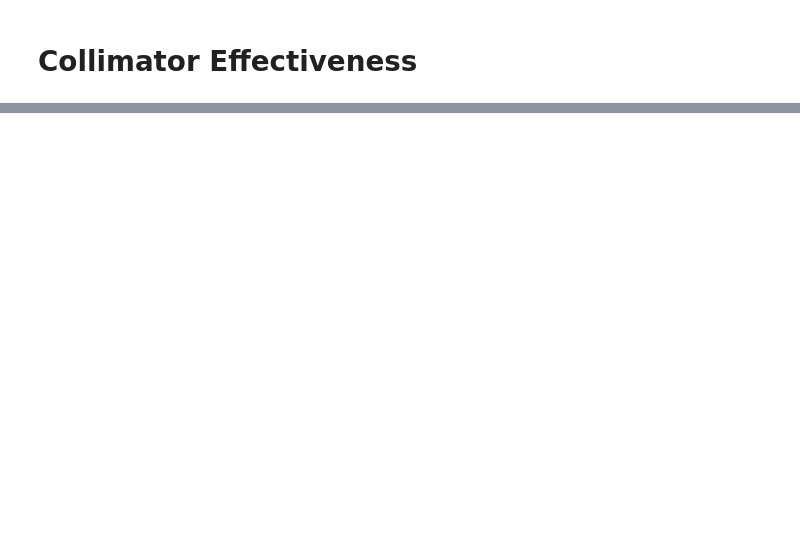
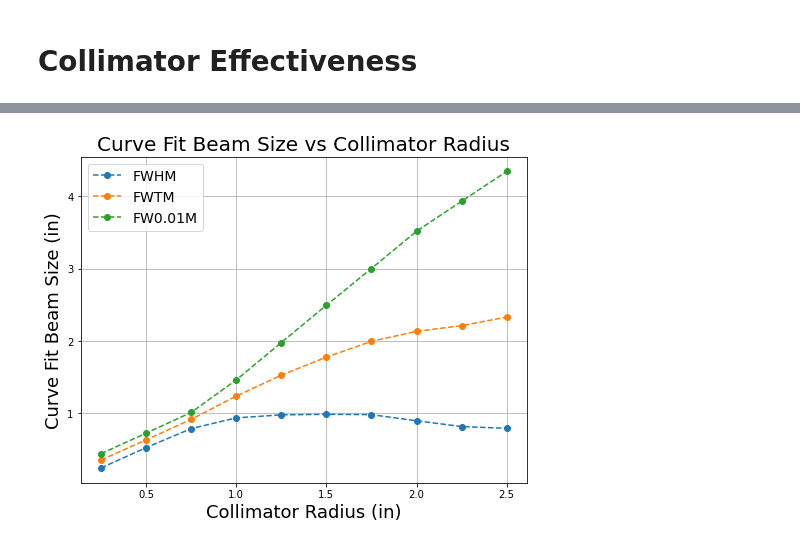
Before and after one commit to ArktisDev/Migdal, a Jupyter notebook: analysis/graphing/Collimator Analysis.ipynb, the cells around one changed output, grey strips where cells are left out. Saved outputs shown, nothing was run; the diff lists cells and outputs as text; code cells hidden in the pictures; blank space fills up the shorter version.

```diff
--- a/analysis/graphing/Collimator Analysis.ipynb
+++ b/analysis/graphing/Collimator Analysis.ipynb
@@ -120,0 +116,2 @@ Roughly 97.2% of beam counts are in FWTM
+# %%
+fwtmWidth = (fwtmWidthX + fwtmWidthY) / 2
@@ -120,0 +174,17 @@ Roughly 97.2% of beam counts are in FWTM
+# %%
+fig, ax = plt.subplots(figsize=(8,6))
+
+ax.plot(radii, np.array(fwhmList) / 25.4, 'o--', label='FWHM')
+ax.plot(radii, np.array(fwtmList) / 25.4, 'o--', label='FWTM')
+ax.plot(radii, np.array(fw100mList) / 25.4, 'o--', label='FW0.01M')
+
+ax.grid()
+ax.legend(fontsize=14)
+
+ax.set_xlabel("Collimator Radius (in)", fontsize=18)
+ax.set_ylabel("Curve Fit Beam Size (in)", fontsize=18)
+ax.set_title("Curve Fit Beam Size vs Collimator Radius", fontsize=20)
+
+plt.show()
+# %% [output]
+[figure, added]
```
Also changed, not shown: parts of 5 cells of this notebook, 7 other files.
